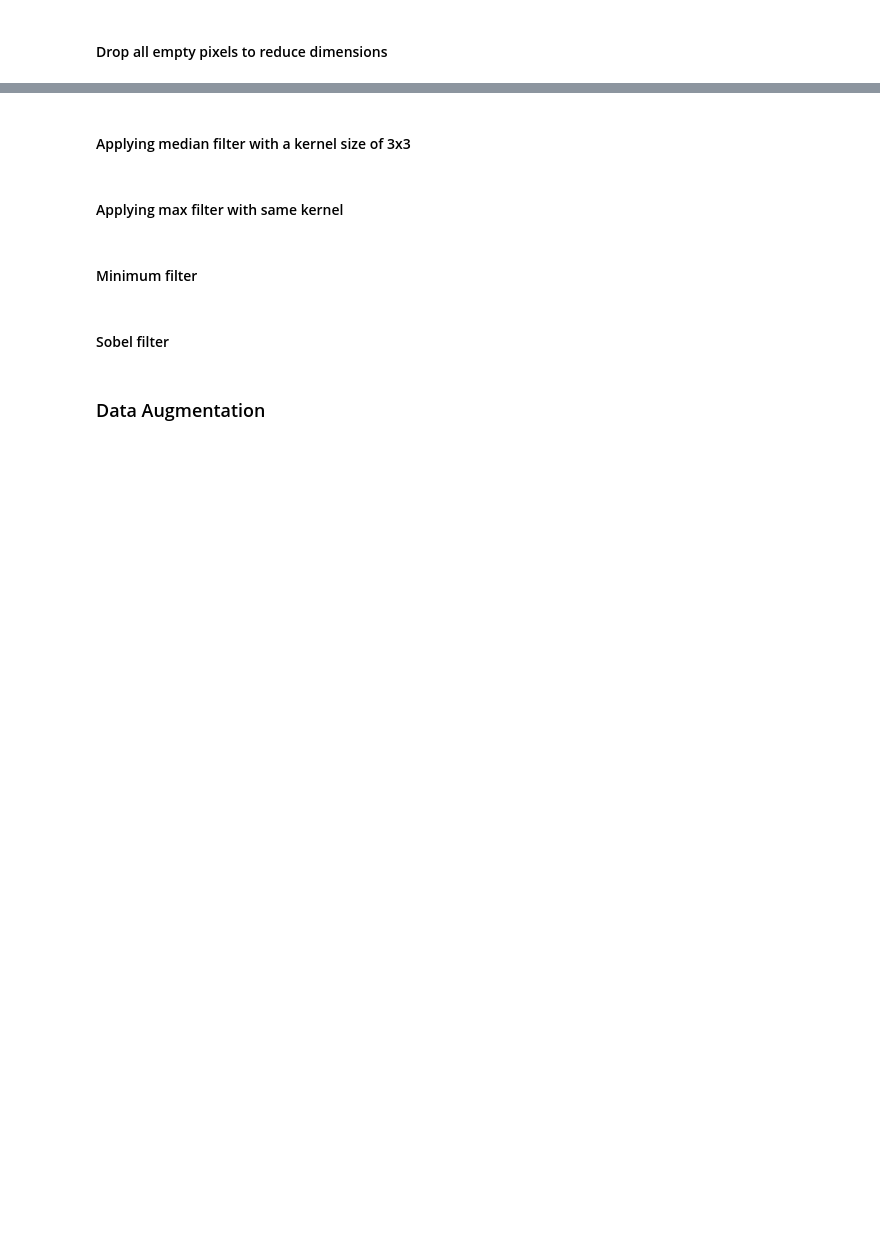
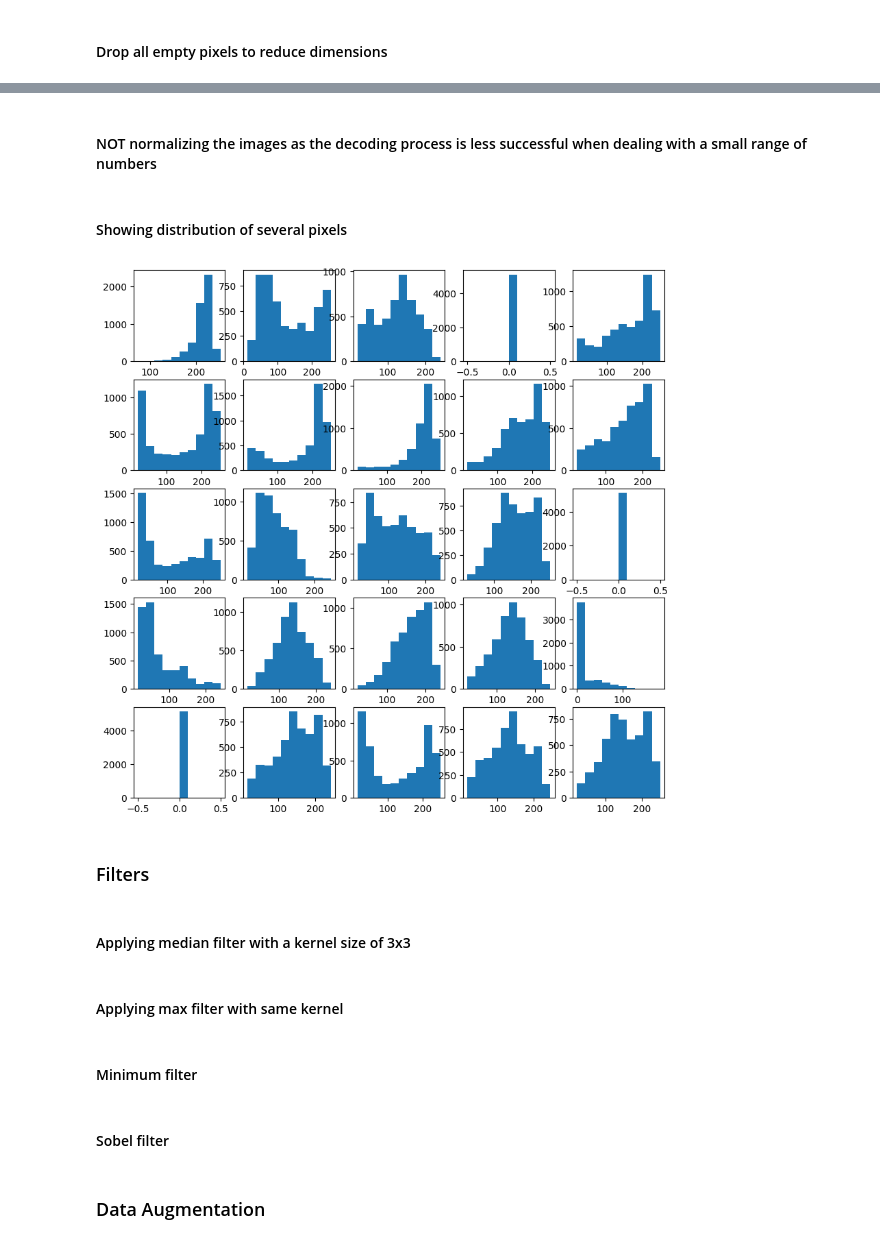
Before and after one commit to lazarovziv/ML-Pipeline, a Jupyter notebook: notebook.ipynb, the cells around one changed output, grey strips where cells are left out. Cells and saved outputs as stored; diff of their text form; code cells hidden in the pictures; blank space fills up the shorter version.

```diff
--- a/notebook.ipynb
+++ b/notebook.ipynb
@@ -136,0 +196,2 @@ for i in range(len(classes)):
+# %% [markdown]
+#### NOT normalizing the images as the decoding process is less successful when dealing with a small range of numbers
@@ -137,3 +200,17 @@ for i in range(len(classes)):
+# %% [markdown]
+#### Showing distribution of several pixels
+# %%
+fig, axes = plt.subplots(5, 5, figsize=(10, 10))
+
+random_pixels = np.random.default_rng().choice(176 * 144, size=25, replace=False)
+
+for i in range(25):
+    ax = axes[i // 5, i % 5]
+    ax.hist(images[:, random_pixels[i]//176, random_pixels[i]%144])
+# %% [output]
+[figure, added]
+# %% [markdown]
+### Filters
 # %%
 import scipy as sp
 # %%
```
Also changed, not shown: parts of 50 cells of this notebook.
